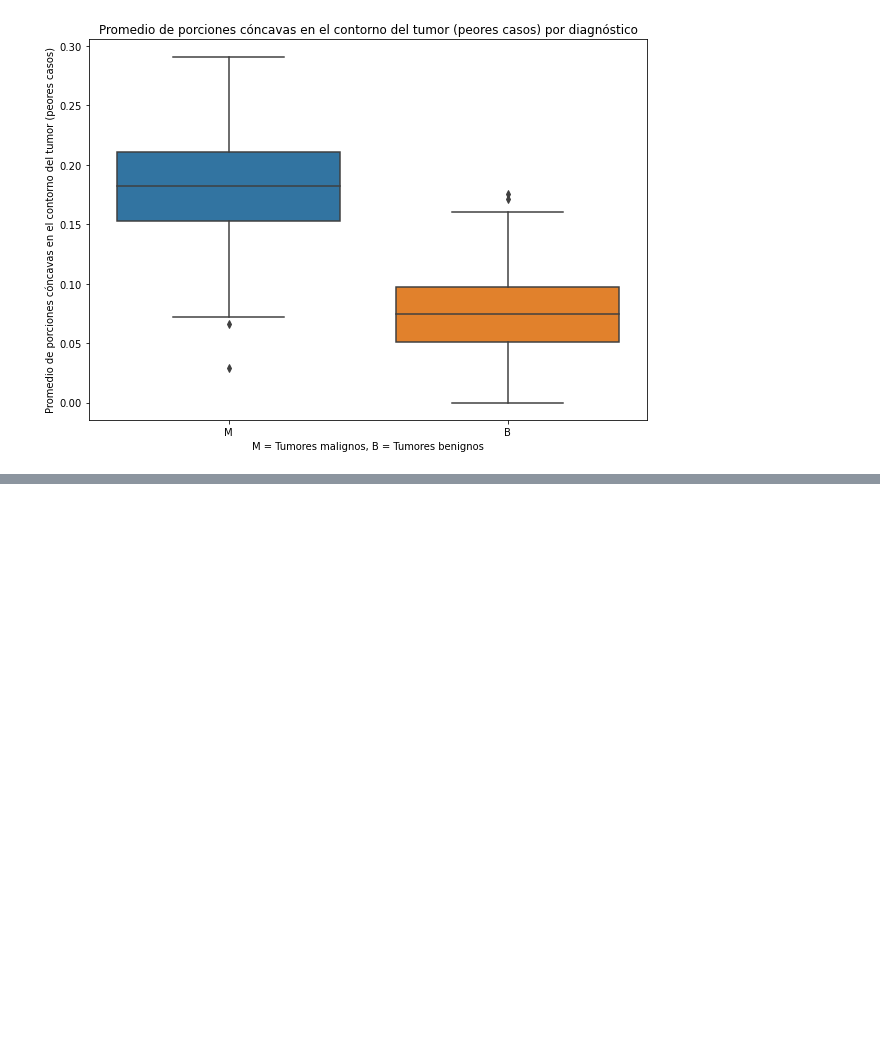
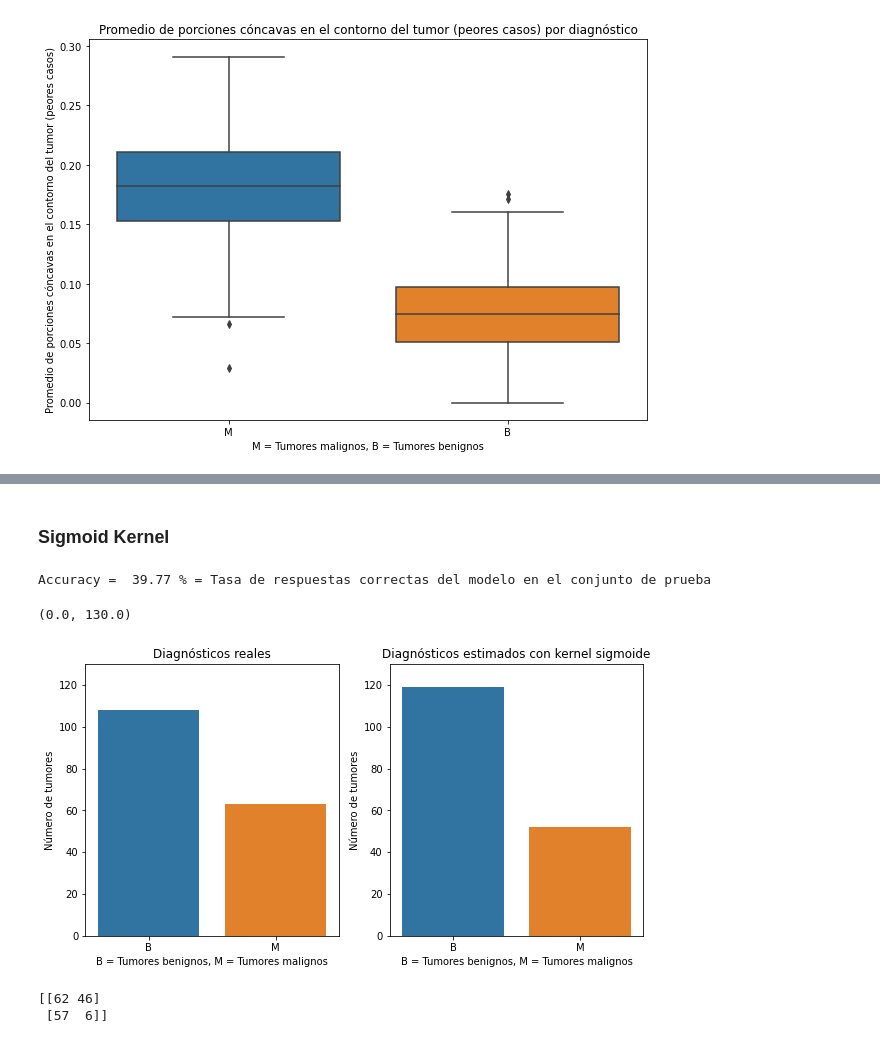
Before and after one commit to ArrigoCoen/Curso_Ciencia_de_Datos, a Jupyter notebook: M3/3_4 Algoritmos de clasificacion-SVM.ipynb, the cells around one changed output, grey strips where cells are left out. Drawn from its saved outputs; the diff is of its cells as text; code cells hidden in the pictures; blank space fills up the shorter version.

```diff
--- a/M3/3_4 Algoritmos de clasificacion-SVM.ipynb
+++ b/M3/3_4 Algoritmos de clasificacion-SVM.ipynb
@@ -384,0 +539,36 @@ X_train, X_test, Y_train, Y_test = train_test_split(X, Y,test_size = 0.3,random_
+# %% [markdown]
+### Sigmoid Kernel
+# %%
+polinomSigmoid = svm.SVC(kernel='sigmoid') # Kernel Sigmoide
+polinomSigmoid.fit(X_train,Y_train)
+Y_pred_Sigmoid = polinomSigmoid.predict(X_test)
+
+print('Accuracy = ',round(metrics.accuracy_score(Y_test, Y_pred_Sigmoid) * 100, 2),
+      '% = Tasa de respuestas correctas del modelo en el conjunto de prueba')
+# %% [output]
+Accuracy =  39.77 % = Tasa de respuestas correctas del modelo en el conjunto de prueba
+# %%
+# Se grafican los resultados de la predicción con kernel sigmoide junto con los valores reales
+plt.figure(figsize=(10,5))
+plt.subplot(1,2,1)
+sns.countplot(x=Y_test, data=df)
+plt.title('Diagnósticos reales')
+plt.xlabel('B = Tumores benignos, M = Tumores malignos')
+plt.ylabel('Número de tumores')
+plt.ylim(0,130)
+
+plt.subplot(1,2,2)
+sns.countplot(x=Y_pred_Sigmoid, data=df)
+plt.title('Diagnósticos estimados con kernel sigmoide')
+plt.xlabel('B = Tumores benignos, M = Tumores malignos')
+plt.ylabel('Número de tumores')
+plt.ylim(0,130)
+# %% [output]
+(0.0, 130.0)
+[figure, added]
+# %%
+#Matriz de Confusión
+print(confusion_matrix(Y_test, Y_pred_Sigmoid))
+# %% [output]
+[[62 46]
+ [57  6]]
```
Also changed, not shown: parts of 20 cells of this notebook.
